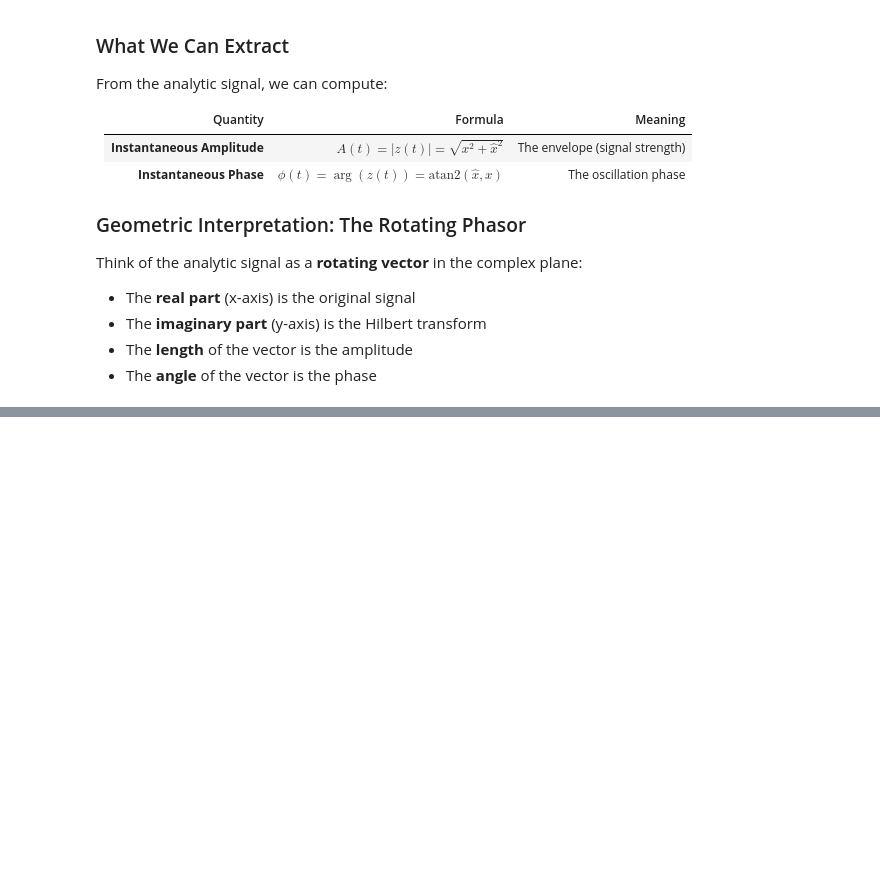
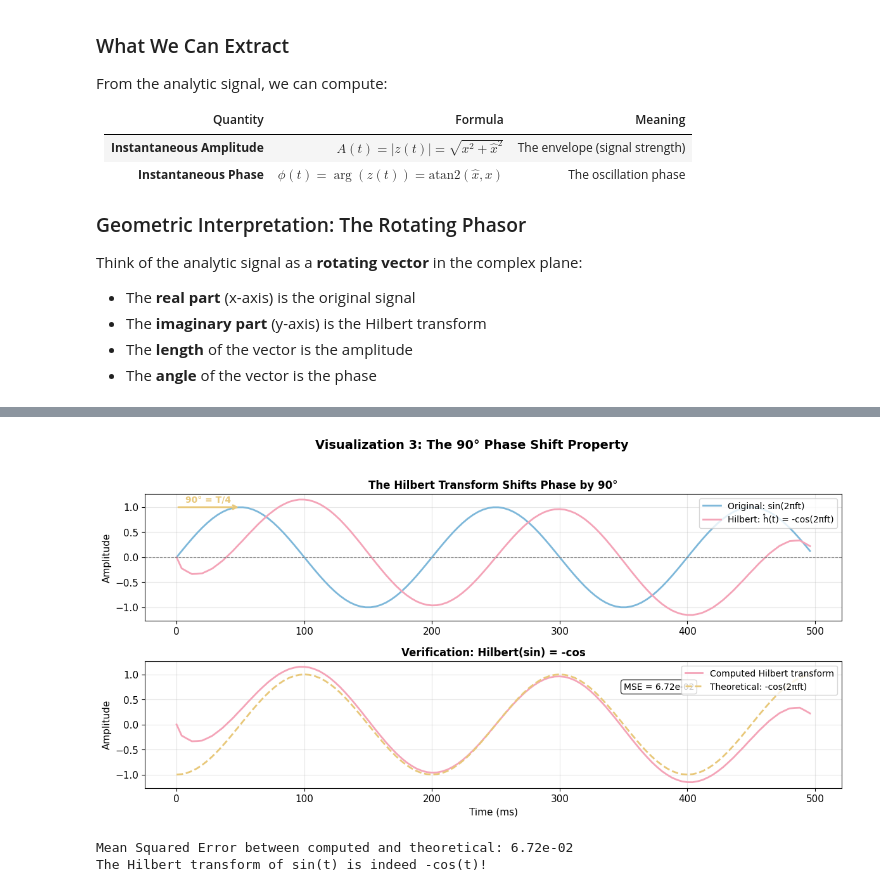
Before and after one commit to Ramdam17/ConnectivityMetricsTutorials, a Jupyter notebook: notebooks/01_foundations/B_phase_and_amplitude/B01_hilbert_transform.ipynb, the cells around one changed output, grey strips where cells are left out. Cells and saved outputs as stored; diff of their text form; code cells hidden in the pictures; blank space fills up the shorter version.

```diff
--- a/notebooks/01_foundations/B_phase_and_amplitude/B01_hilbert_transform.ipynb
+++ b/notebooks/01_foundations/B_phase_and_amplitude/B01_hilbert_transform.ipynb
@@ -267,0 +305,65 @@ print("Its length = amplitude, its angle = phase.")
+# %%
+# ============================================================================
+# VISUALIZATION 3: The 90° Phase Shift
+# ============================================================================
+
+# Create a simple signal
+fs = 250
+duration = 0.5
+t = np.arange(0, duration, 1/fs)
+freq = 5  # Hz
+
+# Original signal and its Hilbert transform
+original = np.sin(2 * np.pi * freq * t)
+analytic = hilbert(original)
+hilbert_transformed = np.imag(analytic)
+
+# Theoretical Hilbert transform of sin is -cos
+theoretical = -np.cos(2 * np.pi * freq * t)
+
+# Create figure
+fig, axes = plt.subplots(2, 1, figsize=(12, 6))
+
+# Plot 1: Original and Hilbert transform
+ax1 = axes[0]
+ax1.plot(t * 1000, original, color=PRIMARY_BLUE, linewidth=2, label='Original: sin(2πft)')
+ax1.plot(t * 1000, hilbert_transformed, color=SECONDARY_PINK, linewidth=2,
+         label='Hilbert: ĥ(t) = -cos(2πft)')
+ax1.set_ylabel('Amplitude', fontsize=11)
+ax1.set_title('The Hilbert Transform Shifts Phase by 90°', fontsize=12, fontweight='bold')
+ax1.legend(loc='upper right', fontsize=10)
+ax1.grid(True, alpha=0.3)
+ax1.axhline(y=0, color='gray', linestyle='--', linewidth=0.8)
+
+# Mark the 90° phase shift
+ax1.annotate('', xy=(50, 1), xytext=(0, 1),
+             arrowprops=dict(arrowstyle='->', color=ACCENT_GOLD, lw=2))
+ax1.text(25, 1.1, '90° = T/4', ha='center', fontsize=10, color=ACCENT_GOLD, fontweight='bold')
+
+# Plot 2: Verification (should match theoretical)
+ax2 = axes[1]
+ax2.plot(t * 1000, hilbert_transformed, color=SECONDARY_PINK, linewidth=2,
+         label='Computed Hilbert transform')
+ax2.plot(t * 1000, theoretical, color=ACCENT_GOLD, linewidth=2, linestyle='--',
+         label='Theoretical: -cos(2πft)')
+ax2.set_xlabel('Time (ms)', fontsize=11)
+ax2.set_ylabel('Amplitude', fontsize=11)
+ax2.set_title('Verification: Hilbert(sin) = -cos', fontsize=12, fontweight='bold')
+ax2.legend(loc='upper right', fontsize=10)
+ax2.grid(True, alpha=0.3)
+
+# Show the error
+mse = np.mean((hilbert_transformed - theoretical)**2)
+ax2.text(350, 0.7, f'MSE = {mse:.2e}', fontsize=10,
+         bbox=dict(boxstyle='round', facecolor='white', alpha=0.8))
+
+plt.suptitle('Visualization 3: The 90° Phase Shift Property', fontsize=14, fontweight='bold', y=1.02)
+plt.tight_layout()
+plt.show()
+
+print(f"Mean Squared Error between computed and theoretical: {mse:.2e}")
+print("The Hilbert transform of sin(t) is indeed -cos(t)!")
+# %% [output]
+[figure, added]
+Mean Squared Error between computed and theoretical: 6.72e-02
+The Hilbert transform of sin(t) is indeed -cos(t)!
```
Also changed, not shown: parts of 31 cells of this notebook.
